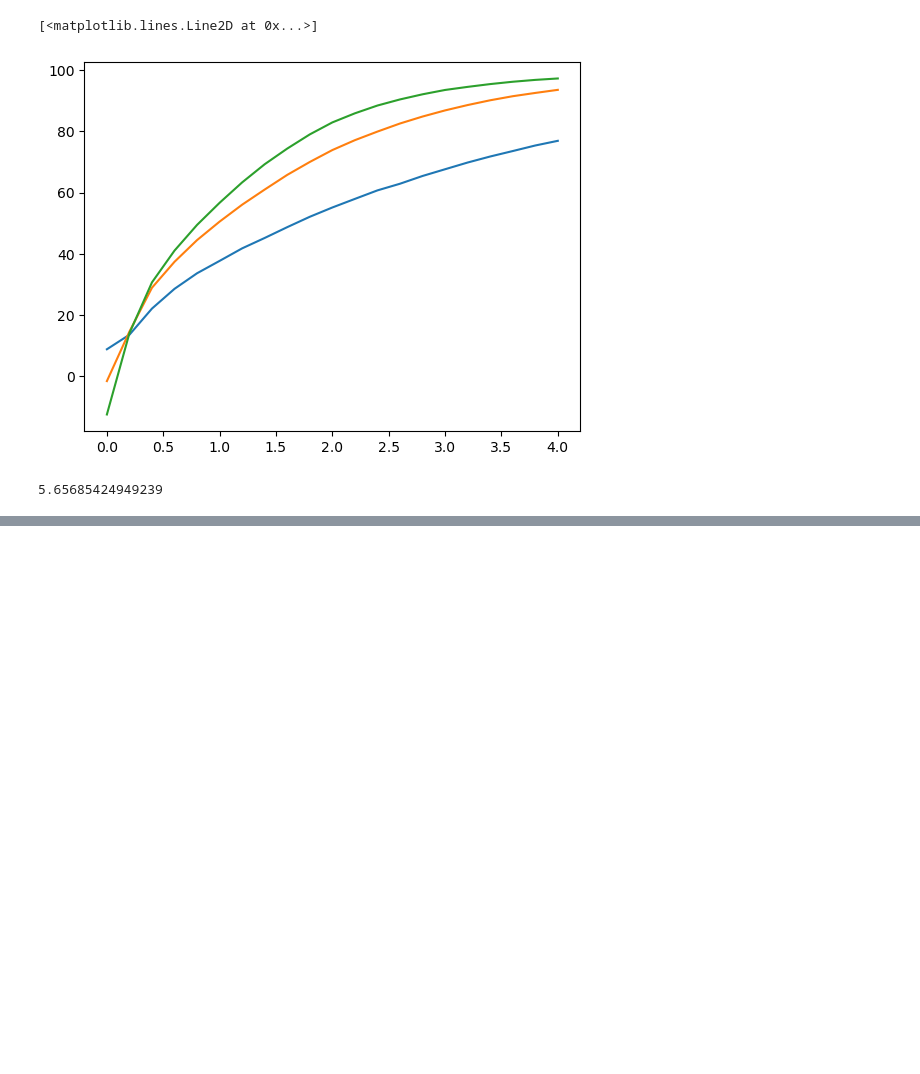
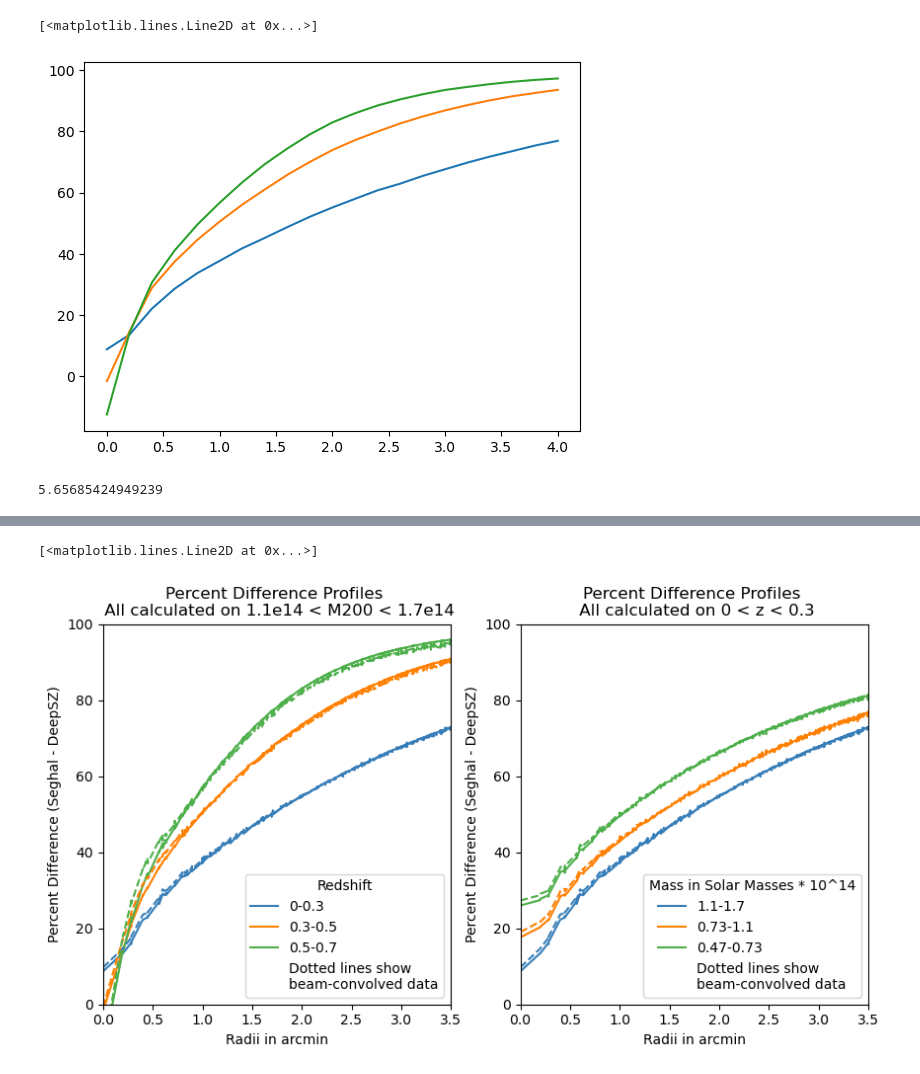
Before and after one commit to deepskies/DeepSZSim, a Jupyter notebook: Analysis_Seghal_sims.ipynb, the cells around one changed output, grey strips where cells are left out. Drawn from its saved outputs; the diff is of its cells as text; code cells hidden in the pictures; blank space fills up the shorter version.

Commit message:
Added final plot of 1-d profile

```diff
--- a/Analysis_Seghal_sims.ipynb
+++ b/Analysis_Seghal_sims.ipynb
@@ -558,0 +506,55 @@ ax.plot(radii, profile_47_73_0_3c, '#4daf4a', linestyle='dashed', label="0.47-0.
+# %%
+fig, axes = plt.subplots(1, 2, figsize=(10,5))
+
+ax = axes[0]
+ax.plot(radii, profile_11_17_0_3, '#377eb8', label="0-0.3")
+ax.plot(radii, profile_11_17_3_5, '#ff7f00', label="0.3-0.5")
+ax.plot(radii, profile_11_17_5_7, '#4daf4a', label="0.5-0.7")
+ax.plot([], [], ' ', label="Dotted lines show\nbeam-convolved data")
+legend = ax.legend()
+legend.set_title("Redshift")
+ax.set_xlabel("Radii in arcmin")
+ax.set_ylabel("Percent Difference (Seghal - DeepSZ)")
+ax.set_xlim(0,3.5)
+ax.set_ylim(0,100)
+ax.set_title("Percent Difference Profiles \n All calculated on 1.1e14 < M200 < 1.7e14")
+
+ax = axes[1]
+ax.plot(radii, profile_11_17_0_3, '#377eb8', label="1.1-1.7")
+ax.plot(radii, profile_73_11_0_3, '#ff7f00', label="0.73-1.1")
+ax.plot(radii, profile_47_73_0_3, '#4daf4a', label="0.47-0.73")
+ax.plot([], [], ' ', label="Dotted lines show\nbeam-convolved data")
+legend = ax.legend()
+legend.set_title("Mass in Solar Masses * 10^14")
+ax.set_xlabel("Radii in arcmin")
+ax.set_ylabel("Percent Difference (Seghal - DeepSZ)")
+ax.set_xlim(0,3.5)
+ax.set_ylim(0,100)
+ax.set_title("Percent Difference Profiles \n All calculated on 0 < z < 0.3")
+
+ax = axes[0]
+ax.plot(radii, profile_11_17_0_3c, '#377eb8', linestyle='dashed', label="0-0.3")
+ax.plot(radii, profile_11_17_3_5c, '#ff7f00', linestyle='dashed', label="0.3-0.5")
+ax.plot(radii, profile_11_17_5_7c, '#4daf4a', linestyle='dashed', label="0.5-0.7")
+#legend = ax.legend()
+#legend.set_title("Redshift")
+#ax.set_xlabel("Radii in arcmin")
+#ax.set_ylabel("Percent Difference (Seghal - DeepSZ)")
+#ax.set_xlim(0,3.5)
+#ax.set_ylim(0,100)
+#ax.set_title("Percent Difference Profiles, All calculated on 1.1e14 < M200 < 1.7e14 \n (With Beam Convolution)")
+
+ax = axes[1]
+ax.plot(radii, profile_11_17_0_3c, '#377eb8', linestyle='dashed', label="1.1-1.7")
+ax.plot(radii, profile_73_11_0_3c, '#ff7f00', linestyle='dashed', label=".73-1.1")
+ax.plot(radii, profile_47_73_0_3c, '#4daf4a', linestyle='dashed', label="0.47-0.73")
+#legend = ax.legend()
+#legend.set_title("Mass in Solar Masses * 10^14")
+# ax.set_xlabel("Radii in arcmin")
+# ax.set_ylabel("Percent Difference (Seghal - DeepSZ)")
+# ax.set_xlim(0,3.5)
+# ax.set_ylim(0,100)
+#ax.title("Percent Difference Profiles, All calculated on 0 < z < 0.3 \n (With Beam Convolution)")
+# %% [output]
+[<matplotlib.lines.Line2D at 0x...>]
+[figure, added]
```
Also changed, not shown: parts of 13 cells of this notebook.
